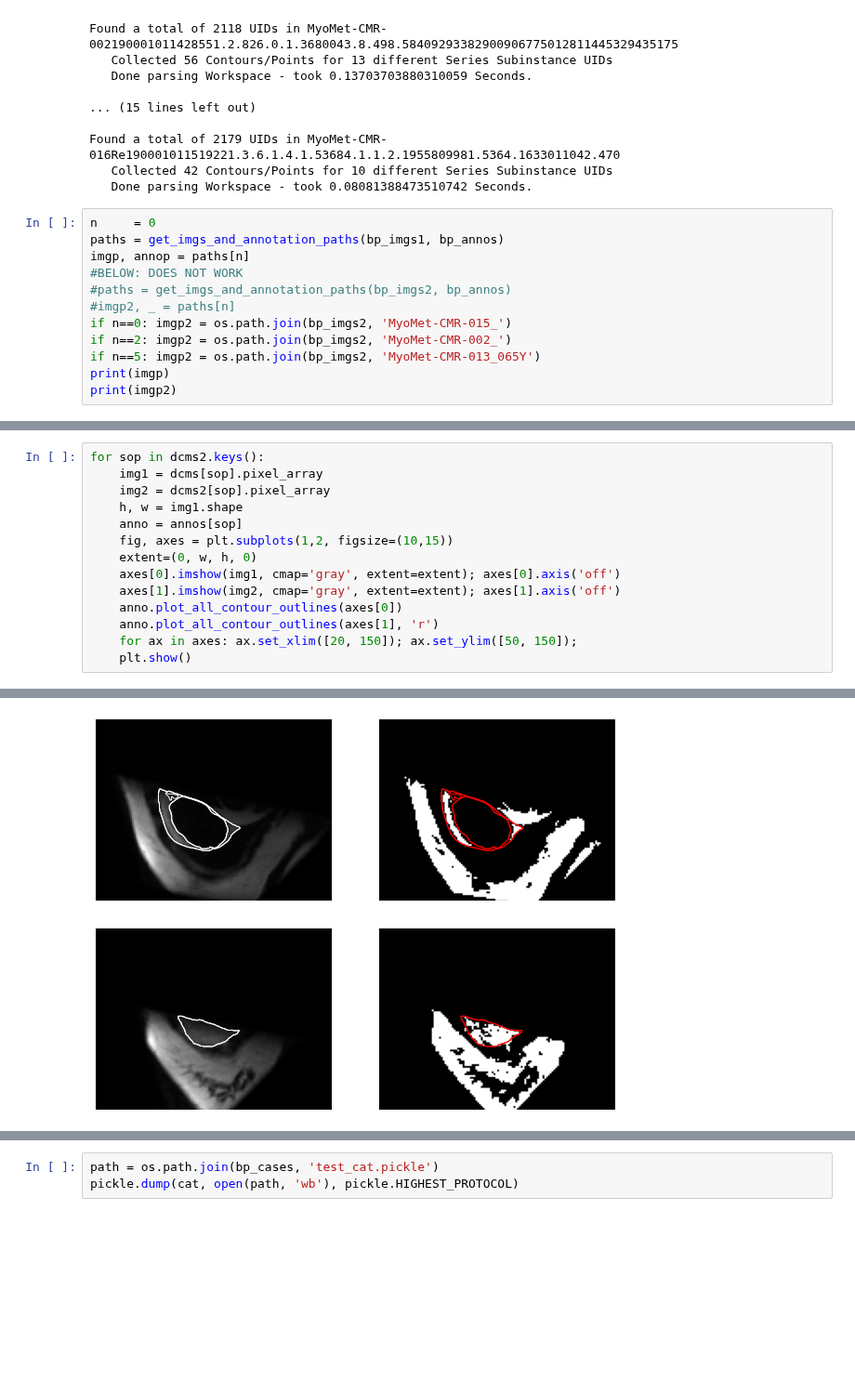
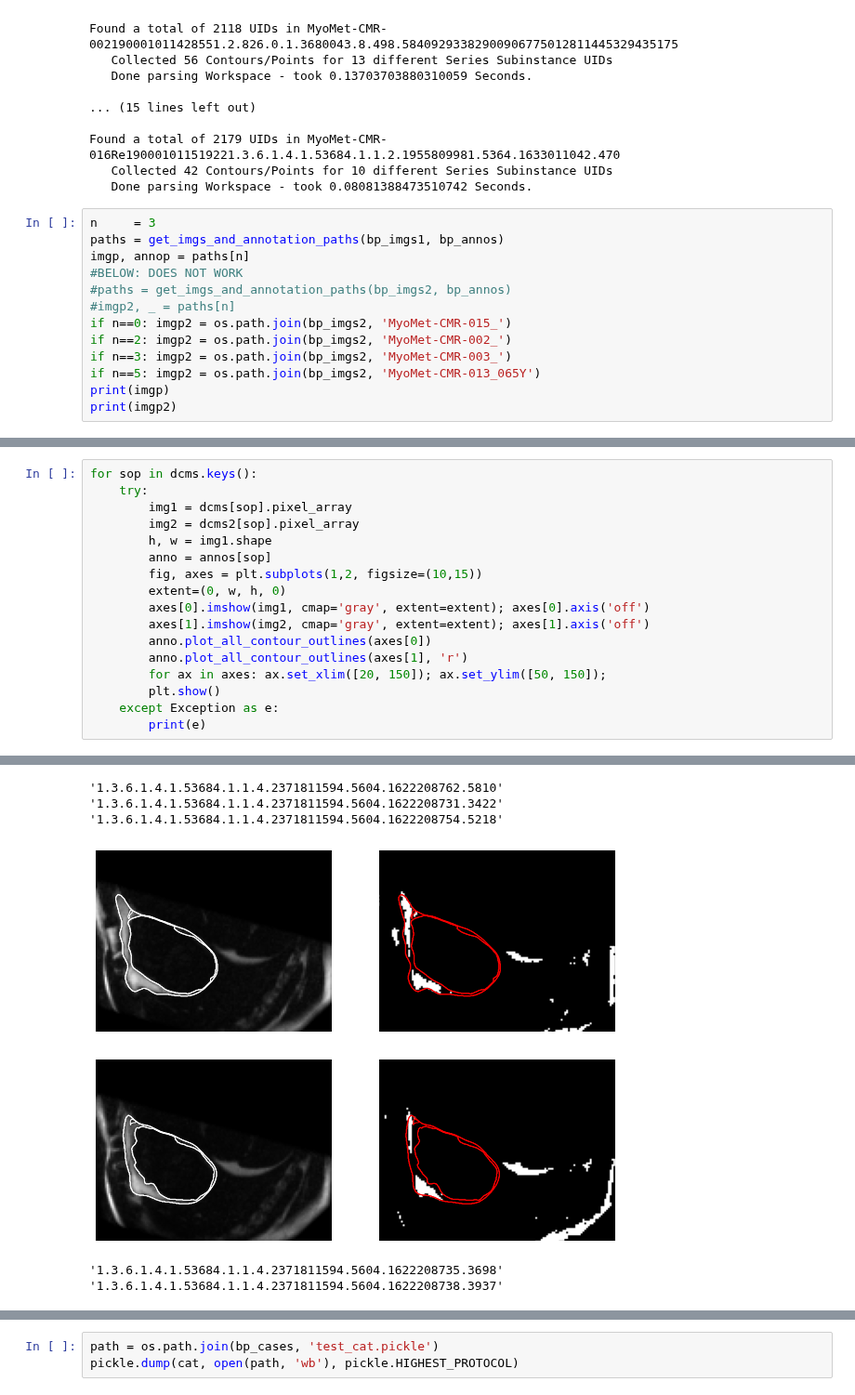
Before and after one commit to thadler/LazyLuna, a Jupyter notebook: Notebooks/FFTool.ipynb, the cells around one changed output, grey strips where cells are left out. Shown at 93% size. Drawn from its saved outputs; the diff is of its cells as text; blank space fills up the shorter version.

```diff
--- a/Notebooks/FFTool.ipynb
+++ b/Notebooks/FFTool.ipynb
@@ -47,7 +47,7 @@ Found a total of 2179 UIDs in MyoMet-CMR-016Re190001011519221.3.6.1.4.1.53684.1.
    Collected 42 Contours/Points for 10 different Series Subinstance UIDs
    Done parsing Workspace - took 0.08081388473510742 Seconds.
 # %%
-n     = 0
+n     = 3
 paths = get_imgs_and_annotation_paths(bp_imgs1, bp_annos)
 imgp, annop = paths[n]
 #BELOW: DOES NOT WORK
@@ -55,6 +55,7 @@ imgp, annop = paths[n]
 #imgp2, _ = paths[n]
 if n==0: imgp2 = os.path.join(bp_imgs2, 'MyoMet-CMR-015_')
 if n==2: imgp2 = os.path.join(bp_imgs2, 'MyoMet-CMR-002_')
+if n==3: imgp2 = os.path.join(bp_imgs2, 'MyoMet-CMR-003_')
 if n==5: imgp2 = os.path.join(bp_imgs2, 'MyoMet-CMR-013_065Y')
 print(imgp)
 print(imgp2)
@@ -111,15 +112,18 @@ print(len(dcms2))
 # %%
-for sop in dcms2.keys():
-    img1 = dcms[sop].pixel_array
-    img2 = dcms2[sop].pixel_array
-    h, w = img1.shape
-    anno = annos[sop]
-    fig, axes = plt.subplots(1,2, figsize=(10,15))
-    extent=(0, w, h, 0)
-    axes[0].imshow(img1, cmap='gray', extent=extent); axes[0].axis('off')
-    axes[1].imshow(img2, cmap='gray', extent=extent); axes[1].axis('off')
-    anno.plot_all_contour_outlines(axes[0])
-    anno.plot_all_contour_outlines(axes[1], 'r')
-    for ax in axes: ax.set_xlim([20, 150]); ax.set_ylim([50, 150]);
-    plt.show()
+for sop in dcms.keys():
+    try:
+        img1 = dcms[sop].pixel_array
+        img2 = dcms2[sop].pixel_array
+        h, w = img1.shape
+        anno = annos[sop]
+        fig, axes = plt.subplots(1,2, figsize=(10,15))
+        extent=(0, w, h, 0)
+        axes[0].imshow(img1, cmap='gray', extent=extent); axes[0].axis('off')
+        axes[1].imshow(img2, cmap='gray', extent=extent); axes[1].axis('off')
+        anno.plot_all_contour_outlines(axes[0])
+        anno.plot_all_contour_outlines(axes[1], 'r')
+        for ax in axes: ax.set_xlim([20, 150]); ax.set_ylim([50, 150]);
+        plt.show()
+    except Exception as e:
+        print(e)
 # %% [output]
@@ -130,2 +134,7 @@ for sop in dcms2.keys():
+'1.3.6.1.4.1.53684.1.1.4.2371811594.5604.1622208762.5810'
+'1.3.6.1.4.1.53684.1.1.4.2371811594.5604.1622208731.3422'
+'1.3.6.1.4.1.53684.1.1.4.2371811594.5604.1622208754.5218'
-[figure, old version]
+[figure, new version]
-[figure, old version]
+[figure, new version]
+'1.3.6.1.4.1.53684.1.1.4.2371811594.5604.1622208735.3698'
+'1.3.6.1.4.1.53684.1.1.4.2371811594.5604.1622208738.3937'
```
Also changed, not shown: parts of 5 cells of this notebook, 1 other file.
